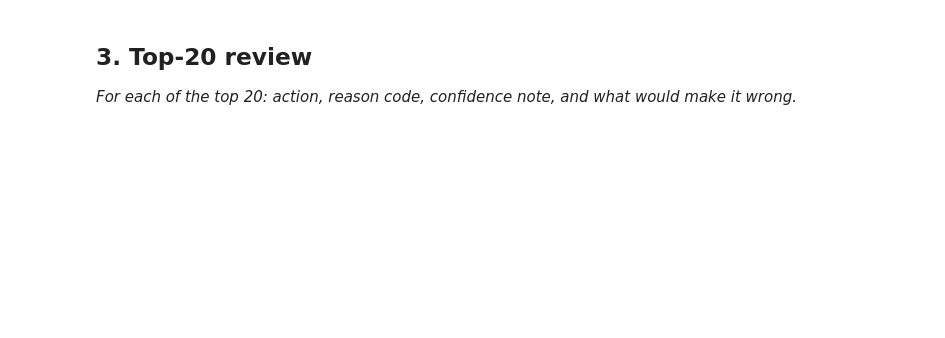
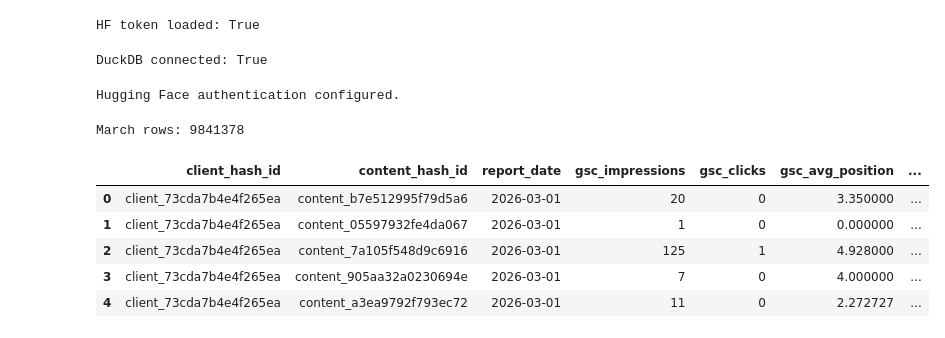
Before and after one commit to shefiramarizcha62-sudo/flyrank-ml-portfolio, a Jupyter notebook: work/notebooks/w04_baseline_score.ipynb, the cells around one changed output. Drawn from its saved outputs; the diff is of its cells as text; code cells hidden in the pictures; blank space fills up the shorter version.

```diff
--- a/work/notebooks/w04_baseline_score.ipynb
+++ b/work/notebooks/w04_baseline_score.ipynb
@@ -23,4 +10,0 @@ This skeleton is yours to fill. Work the sections **in order** — each one has
-# %% [markdown]
-## 3. Top-20 review
-
-*For each of the top 20: action, reason code, confidence note, and what would make it wrong.*
@@ -29,0 +11,58 @@ This skeleton is yours to fill. Work the sections **in order** — each one has
+# %%
+from google.colab import userdata
+import duckdb
+
+HF_TOKEN = userdata.get("FlyRank-ML")
+
+print("HF token loaded:", HF_TOKEN is not None)
+# %% [output]
+HF token loaded: True
+# %%
+import duckdb
+
+con = duckdb.connect()
+
+print("DuckDB connected:", con is not None)
+# %% [output]
+DuckDB connected: True
+# %%
+con = duckdb.connect()
+
+con.execute(f"""
+    CREATE SECRET hf_secret (
+        TYPE HUGGINGFACE,
+        TOKEN '{HF_TOKEN}'
+    );
+""")
+
+print("Hugging Face authentication configured.")
+# %% [output]
+Hugging Face authentication configured.
+# %%
+feature_frame = con.execute("""
+    SELECT
+        client_hash_id,
+        content_hash_id,
+        report_date,
+        gsc_impressions,
+        gsc_clicks,
+        gsc_avg_position,
+        ga4_pageviews,
+        ga4_engaged_sessions
+    FROM read_parquet(
+        'hf://datasets/FlyRank/internship-warehouse/fact_content_daily_performance/month=2026-03/data_0.parquet'
+    )
+    WHERE month = '2026-03'
+""").df()
+
+print("March rows:", len(feature_frame))
+
+feature_frame.head()
+# %% [output]
+March rows: 9841378
+|  | client_hash_id | content_hash_id | report_date | gsc_impressions | gsc_clicks | gsc_avg_position | ... |
+| 0 | client_73cda7b4e4f265ea | content_b7e512995f79d5a6 | 2026-03-01 | 20 | 0 | 3.350000 | ... |
+| 1 | client_73cda7b4e4f265ea | content_05597932fe4da067 | 2026-03-01 | 1 | 0 | 0.000000 | ... |
+| 2 | client_73cda7b4e4f265ea | content_7a105f548d9c6916 | 2026-03-01 | 125 | 1 | 4.928000 | ... |
+| 3 | client_73cda7b4e4f265ea | content_905aa32a0230694e | 2026-03-01 | 7 | 0 | 4.000000 | ... |
+| 4 | client_73cda7b4e4f265ea | content_a3ea9792f793ec72 | 2026-03-01 | 11 | 0 | 2.272727 | ... |
```
Also changed, not shown: parts of 16 cells of this notebook.
